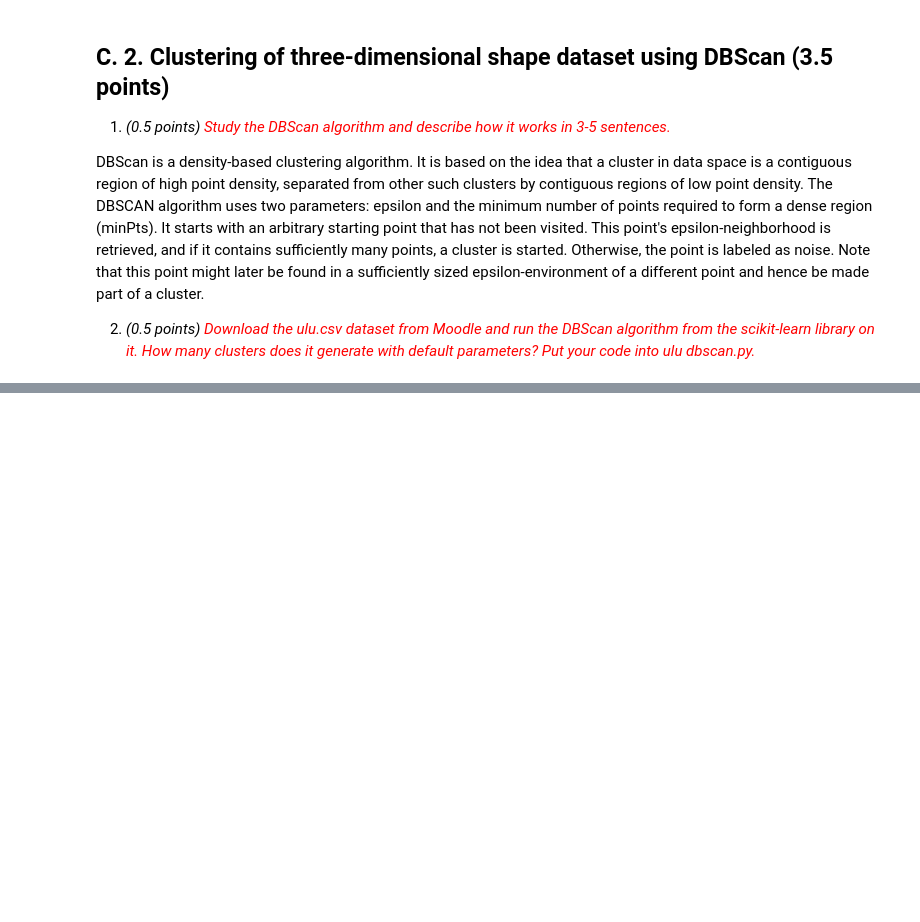
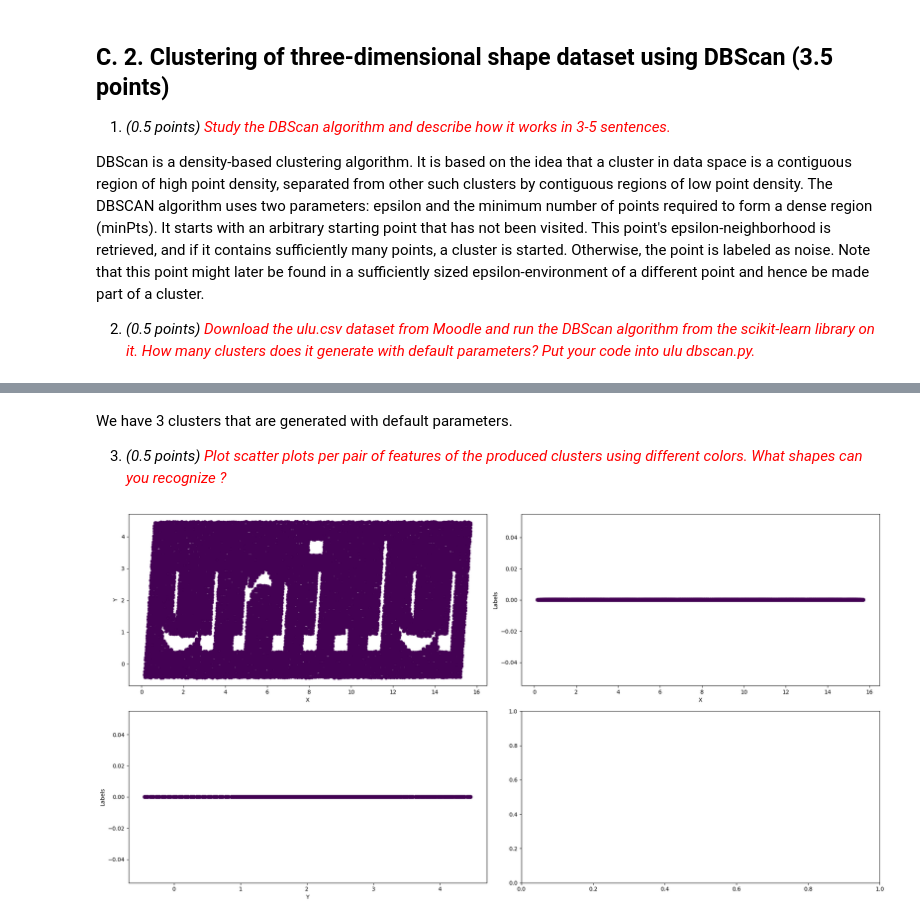
Before and after one commit to umutucak/introML, a Jupyter notebook: assignment1/task_C.ipynb, the cells around one changed output, grey strips where cells are left out. Saved outputs shown, nothing was run; the diff lists cells and outputs as text; code cells hidden in the pictures; blank space fills up the shorter version.

```diff
--- a/assignment1/task_C.ipynb
+++ b/assignment1/task_C.ipynb
@@ -352,0 +355,27 @@ plt.show()
+# %% [markdown]
+We have 3 clusters that are generated with default parameters.
+
+3. *(0.5 points) <span style="color:red"> Plot scatter plots per pair of features of the produced clusters using different colors. What shapes can you recognize ?* </span>
+# %%
+# Plotting scatter plots per pair of features of the produced clusters using different colors.
+
+# Plotting the data
+fig, axs = plt.subplots(2, 2, figsize=(20, 10))
+
+# Plotting the scatter plots
+axs[0, 0].scatter(df.x, df.y, c=df.labels)
+axs[0, 0].set_xlabel('X')
+axs[0, 0].set_ylabel('Y')
+
+axs[0, 1].scatter(df.x, df.labels, c=df.labels)
+axs[0, 1].set_xlabel('X')
+axs[0, 1].set_ylabel('Labels')
+
+axs[1, 0].scatter(df.y, df.labels, c=df.labels)
+axs[1, 0].set_xlabel('Y')
+axs[1, 0].set_ylabel('Labels')
+
+plt.tight_layout()
+plt.show()
+# %% [output]
+[figure, added]
```
Also changed, not shown: parts of 10 cells of this notebook.
